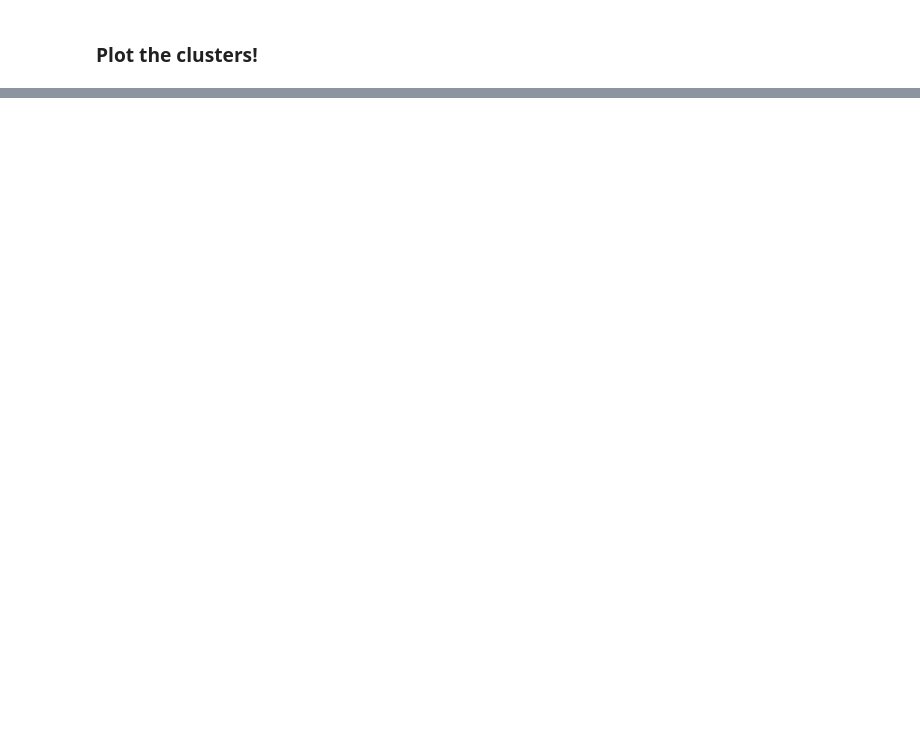
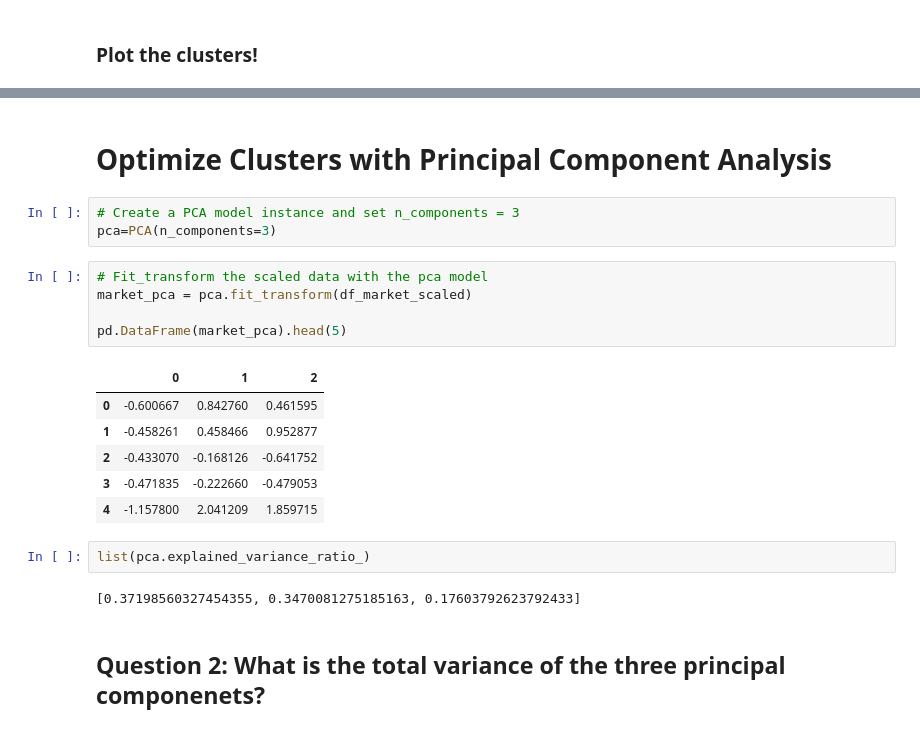
Before and after one commit to JenniferM-BShulyak/CryptoClustering, a Jupyter notebook: crypto_clustering.ipynb, the cells around one changed output, grey strips where cells are left out. Drawn from its saved outputs; the diff is of its cells as text; blank space fills up the shorter version.

```diff
--- a/crypto_clustering.ipynb
+++ b/crypto_clustering.ipynb
@@ -151,3 +151,26 @@ df_market_predictions.hvplot.scatter(
 )
 # %% [output]
 [interactive output not drawn]
+# %% [markdown]
+# Optimize Clusters with Principal Component Analysis
+# %%
+# Create a PCA model instance and set n_components = 3
+pca=PCA(n_components=3)
+# %%
+# Fit_transform the scaled data with the pca model
+market_pca = pca.fit_transform(df_market_scaled)
+
+pd.DataFrame(market_pca).head(5)
+# %% [output]
+|  | 0 | 1 | 2 |
+| 0 | -0.600667 | 0.842760 | 0.461595 |
+| 1 | -0.458261 | 0.458466 | 0.952877 |
+| 2 | -0.433070 | -0.168126 | -0.641752 |
+| 3 | -0.471835 | -0.222660 | -0.479053 |
+| 4 | -1.157800 | 2.041209 | 1.859715 |
+# %%
+list(pca.explained_variance_ratio_)
+# %% [output]
+[0.37198560327454355, 0.3470081275185163, 0.17603792623792433]
+# %% [markdown]
+## Question 2: What is the total variance of the three principal componenets?
```
Also changed, not shown: parts of 1 cell of this notebook.
